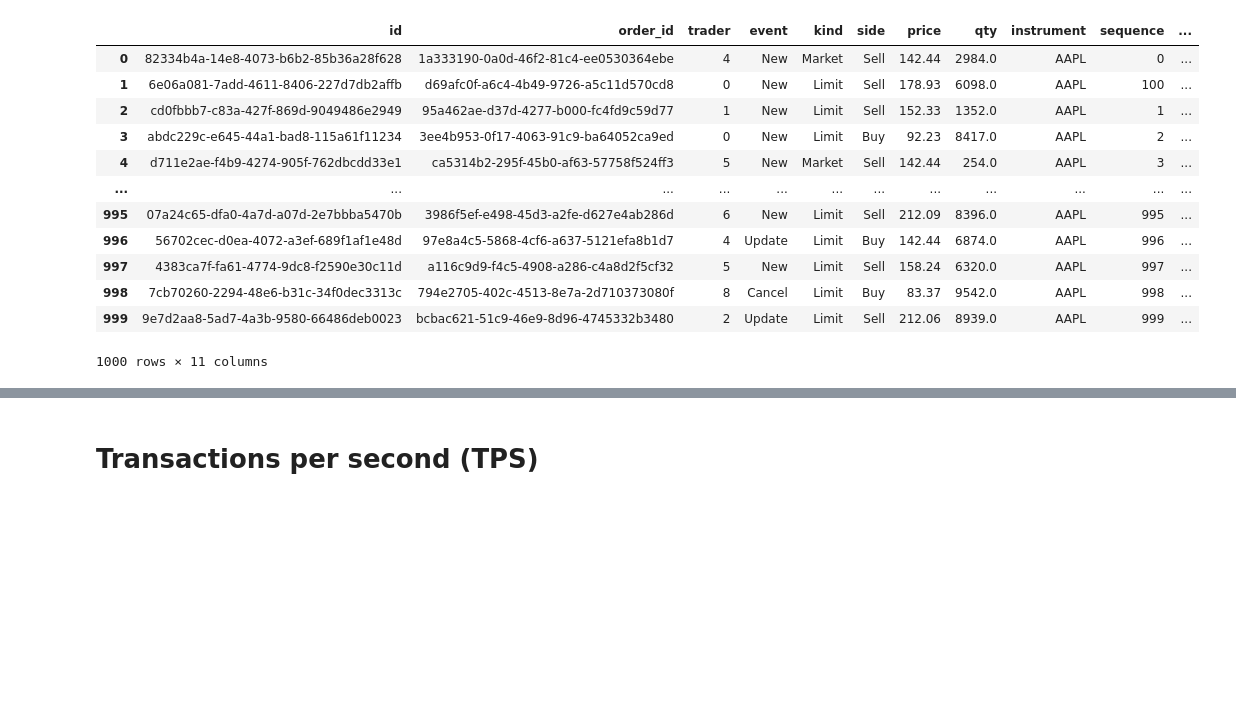
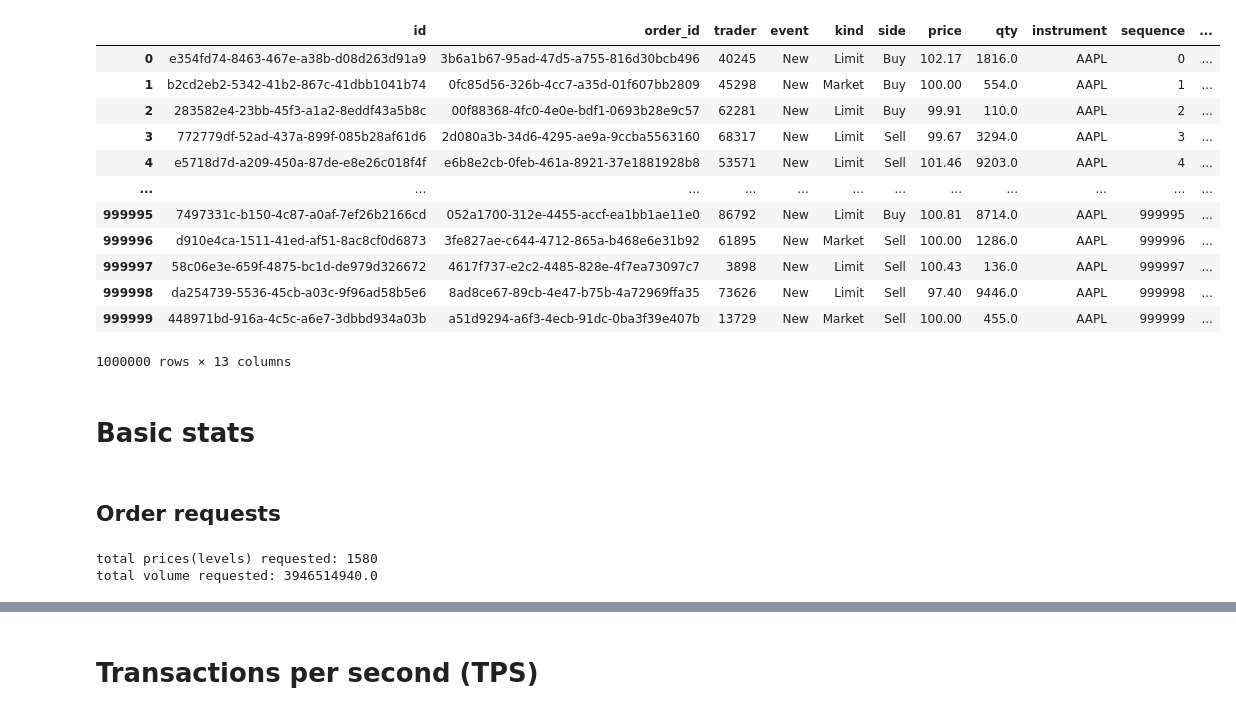
Before and after one commit to 3dvg/orderbook-simulator, a Jupyter notebook: Analyzing_orderbook.ipynb, the cells around one changed output, grey strips where cells are left out. Cells and saved outputs as stored; diff of their text form; code cells hidden in the pictures; blank space fills up the shorter version.

```diff
--- a/Analyzing_orderbook.ipynb
+++ b/Analyzing_orderbook.ipynb
@@ -3,19 +3,32 @@ import pandas as pd
 import numpy as np
 import matplotlib.pyplot as plt
 # %%
-data = pd.read_csv("order_simulations/orders.csv")
-data
+df = pd.read_csv("executions/orders.csv")
+df
 # %% [output]
 |  | id | order_id | trader | event | kind | side | price | qty | instrument | sequence | ... |
-| 0 | 82334b4a-14e8-4073-b6b2-85b36a28f628 | 1a333190-0a0d-46f2-81c4-ee0530364ebe | 4 | New | Market | Sell | 142.44 | 2984.0 | AAPL | 0 | ... |
-| 1 | 6e06a081-7add-4611-8406-227d7db2affb | d69afc0f-a6c4-4b49-9726-a5c11d570cd8 | 0 | New | Limit | Sell | 178.93 | 6098.0 | AAPL | 100 | ... |
-| 2 | cd0fbbb7-c83a-427f-869d-9049486e2949 | 95a462ae-d37d-4277-b000-fc4fd9c59d77 | 1 | New | Limit | Sell | 152.33 | 1352.0 | AAPL | 1 | ... |
-| 3 | abdc229c-e645-44a1-bad8-115a61f11234 | 3ee4b953-0f17-4063-91c9-ba64052ca9ed | 0 | New | Limit | Buy | 92.23 | 8417.0 | AAPL | 2 | ... |
-| 4 | d711e2ae-f4b9-4274-905f-762dbcdd33e1 | ca5314b2-295f-45b0-af63-57758f524ff3 | 5 | New | Market | Sell | 142.44 | 254.0 | AAPL | 3 | ... |
+| 0 | e354fd74-8463-467e-a38b-d08d263d91a9 | 3b6a1b67-95ad-47d5-a755-816d30bcb496 | 40245 | New | Limit | Buy | 102.17 | 1816.0 | AAPL | 0 | ... |
+| 1 | b2cd2eb2-5342-41b2-867c-41dbb1041b74 | 0fc85d56-326b-4cc7-a35d-01f607bb2809 | 45298 | New | Market | Buy | 100.00 | 554.0 | AAPL | 1 | ... |
+| 2 | 283582e4-23bb-45f3-a1a2-8eddf43a5b8c | 00f88368-4fc0-4e0e-bdf1-0693b28e9c57 | 62281 | New | Limit | Buy | 99.91 | 110.0 | AAPL | 2 | ... |
+| 3 | 772779df-52ad-437a-899f-085b28af61d6 | 2d080a3b-34d6-4295-ae9a-9ccba5563160 | 68317 | New | Limit | Sell | 99.67 | 3294.0 | AAPL | 3 | ... |
+| 4 | e5718d7d-a209-450a-87de-e8e26c018f4f | e6b8e2cb-0feb-461a-8921-37e1881928b8 | 53571 | New | Limit | Sell | 101.46 | 9203.0 | AAPL | 4 | ... |
 | ... | ... | ... | ... | ... | ... | ... | ... | ... | ... | ... | ... |
-| 995 | 07a24c65-dfa0-4a7d-a07d-2e7bbba5470b | 3986f5ef-e498-45d3-a2fe-d627e4ab286d | 6 | New | Limit | Sell | 212.09 | 8396.0 | AAPL | 995 | ... |
-| 996 | 56702cec-d0ea-4072-a3ef-689f1af1e48d | 97e8a4c5-5868-4cf6-a637-5121efa8b1d7 | 4 | Update | Limit | Buy | 142.44 | 6874.0 | AAPL | 996 | ... |
-| 997 | 4383ca7f-fa61-4774-9dc8-f2590e30c11d | a116c9d9-f4c5-4908-a286-c4a8d2f5cf32 | 5 | New | Limit | Sell | 158.24 | 6320.0 | AAPL | 997 | ... |
-| 998 | 7cb70260-2294-48e6-b31c-34f0dec3313c | 794e2705-402c-4513-8e7a-2d710373080f | 8 | Cancel | Limit | Buy | 83.37 | 9542.0 | AAPL | 998 | ... |
-| 999 | 9e7d2aa8-5ad7-4a3b-9580-66486deb0023 | bcbac621-51c9-46e9-8d96-4745332b3480 | 2 | Update | Limit | Sell | 212.06 | 8939.0 | AAPL | 999 | ... |
+| 999995 | 7497331c-b150-4c87-a0af-7ef26b2166cd | 052a1700-312e-4455-accf-ea1bb1ae11e0 | 86792 | New | Limit | Buy | 100.81 | 8714.0 | AAPL | 999995 | ... |
+| 999996 | d910e4ca-1511-41ed-af51-8ac8cf0d6873 | 3fe827ae-c644-4712-865a-b468e6e31b92 | 61895 | New | Market | Sell | 100.00 | 1286.0 | AAPL | 999996 | ... |
+| 999997 | 58c06e3e-659f-4875-bc1d-de979d326672 | 4617f737-e2c2-4485-828e-4f7ea73097c7 | 3898 | New | Limit | Sell | 100.43 | 136.0 | AAPL | 999997 | ... |
+| 999998 | da254739-5536-45cb-a03c-9f96ad58b5e6 | 8ad8ce67-89cb-4e47-b75b-4a72969ffa35 | 73626 | New | Limit | Sell | 97.40 | 9446.0 | AAPL | 999998 | ... |
+| 999999 | 448971bd-916a-4c5c-a6e7-3dbbd934a03b | a51d9294-a6f3-4ecb-91dc-0ba3f39e407b | 13729 | New | Market | Sell | 100.00 | 455.0 | AAPL | 999999 | ... |
-1000 rows × 11 columns
+1000000 rows × 13 columns
+# %% [markdown]
+# Basic stats
+# %% [markdown]
+## Order requests
+# %%
+total_prices_requested = len(set(df.price.to_list()))
+print("total prices(levels) requested:", total_prices_requested)
+
+total_volume_requested = df.qty.sum()
+print("total volume requested:", total_volume_requested)
+# %% [output]
+total prices(levels) requested: 1580
+total volume requested: 3946514940.0
```
Also changed, not shown: parts of 28 cells of this notebook, 20 other files.
